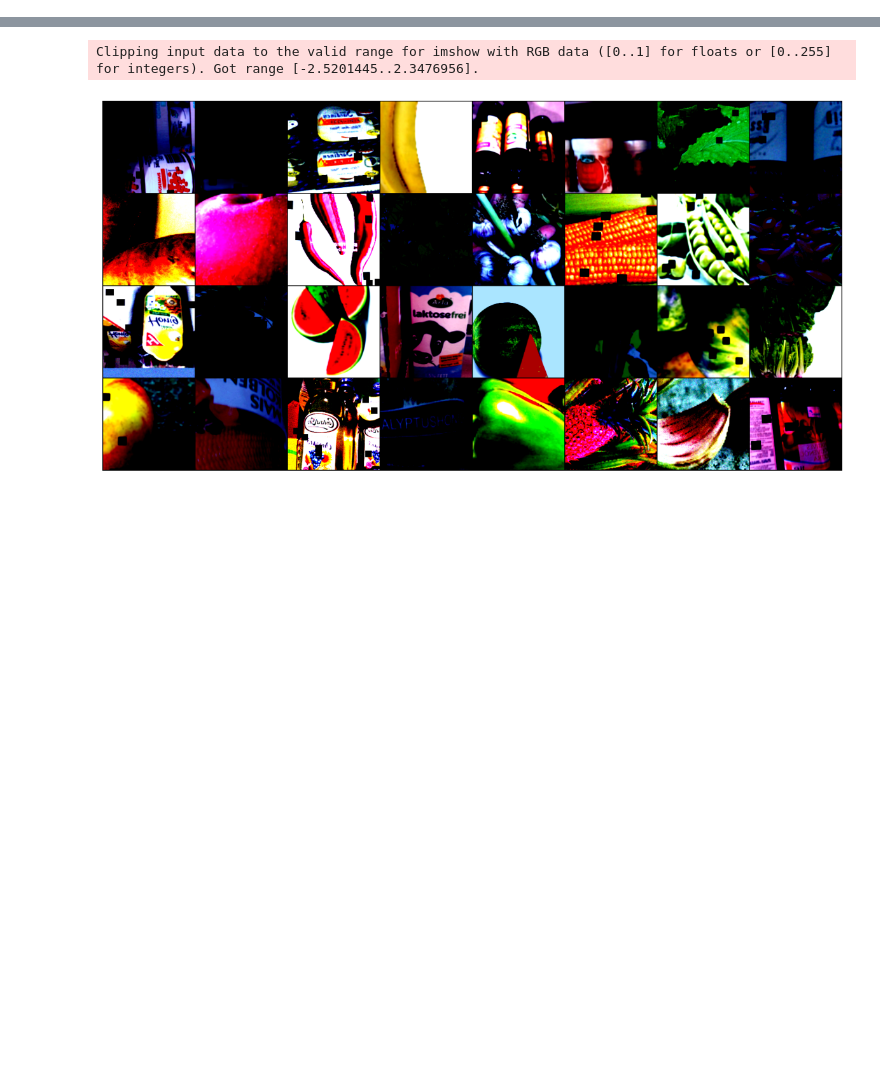
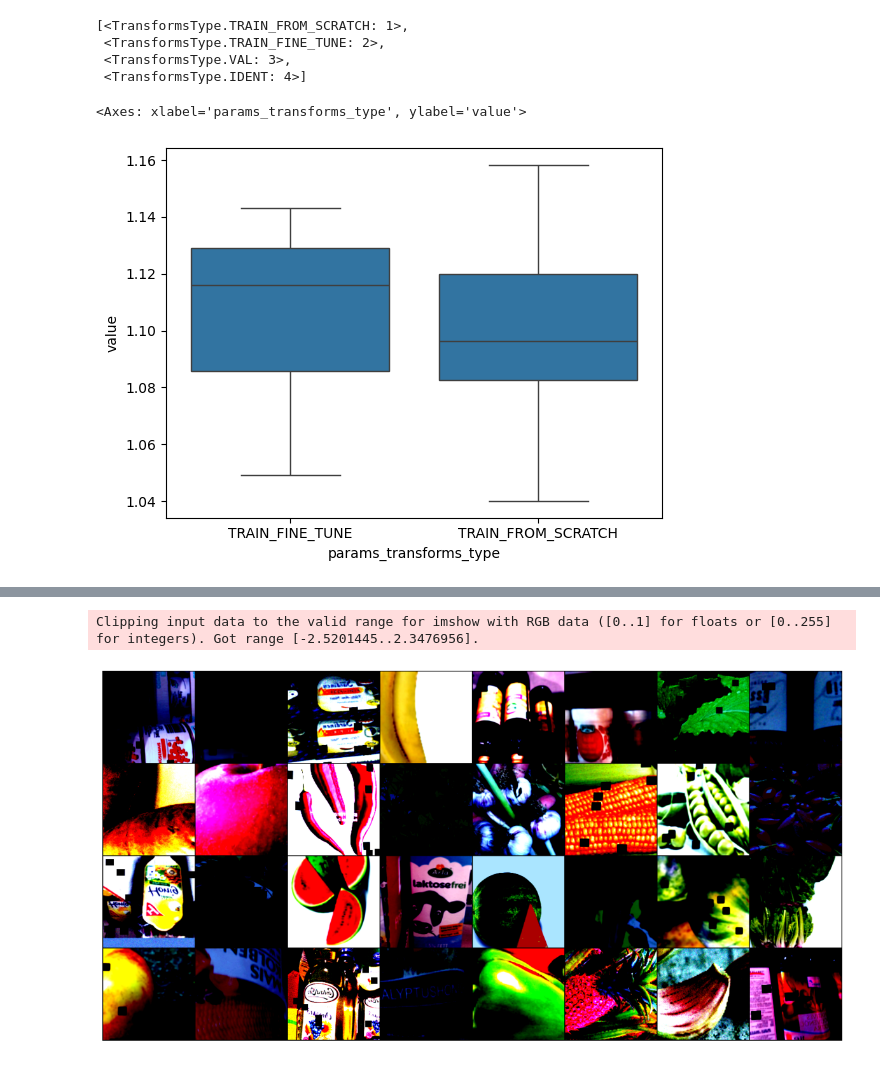
Before and after one commit to JanDuchscherer104/ADL-Project-02, a Jupyter notebook: notebooks/train.ipynb, the cells around one changed output, grey strips where cells are left out. Saved outputs shown, nothing was run; the diff lists cells and outputs as text; code cells hidden in the pictures; blank space fills up the shorter version.

```diff
--- a/notebooks/train.ipynb
+++ b/notebooks/train.ipynb
@@ -30,16 +78,23 @@ cfg.run_optuna_study()
 # %%
 import optuna
 import pandas as pd
+# PathConfig().optuna_study_uri.format(study_name="studies")
 
-# Load the Optuna study
 study = optuna.load_study(
     study_name="vision_transformer",
     storage="sqlite:////home/duchsche/repos/ADL-Project/ADL-Project/.optuna/studies.db"
 )
 
-# Convert the trials to a DataFrame
-trials_df = study.trials_dataframe()
+trials_df = (
+    study
+    .trials_dataframe()
+    [["value", "params_learning_rate", "params_transforms_type"]]
+    .assign(
+        params_transforms_type=lambda df: df.params_transforms_type.map(
+            lambda x: TransformsType(int(x)).name if pd.notna(x) else x
+        )
+    )
+)
 
-# Display the DataFrame
 print(trials_df)
 # %% [output]
@@ -62,0 +115,14 @@ print(trials_df)
+# %%
+list(TransformsType)
+# %% [output]
+[<TransformsType.TRAIN_FROM_SCRATCH: 1>,
+ <TransformsType.TRAIN_FINE_TUNE: 2>,
+ <TransformsType.VAL: 3>,
+ <TransformsType.IDENT: 4>]
+# %%
+import seaborn as sns
+
+sns.boxplot(data=trials_df, x="params_transforms_type", y="value")
+# %% [output]
+<Axes: xlabel='params_transforms_type', ylabel='value'>
+[figure, added]
```
Also changed, not shown: parts of 4 cells of this notebook, 1 other file.
